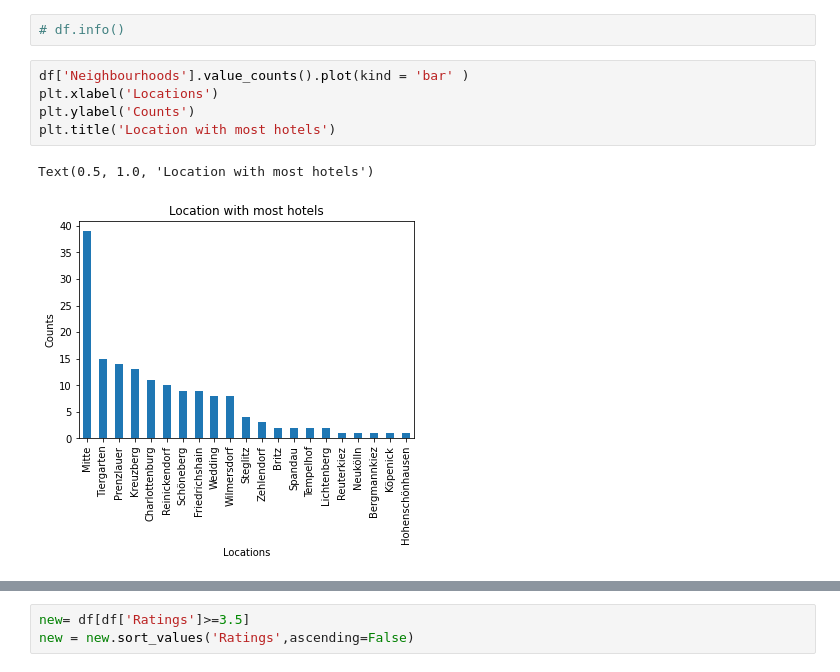
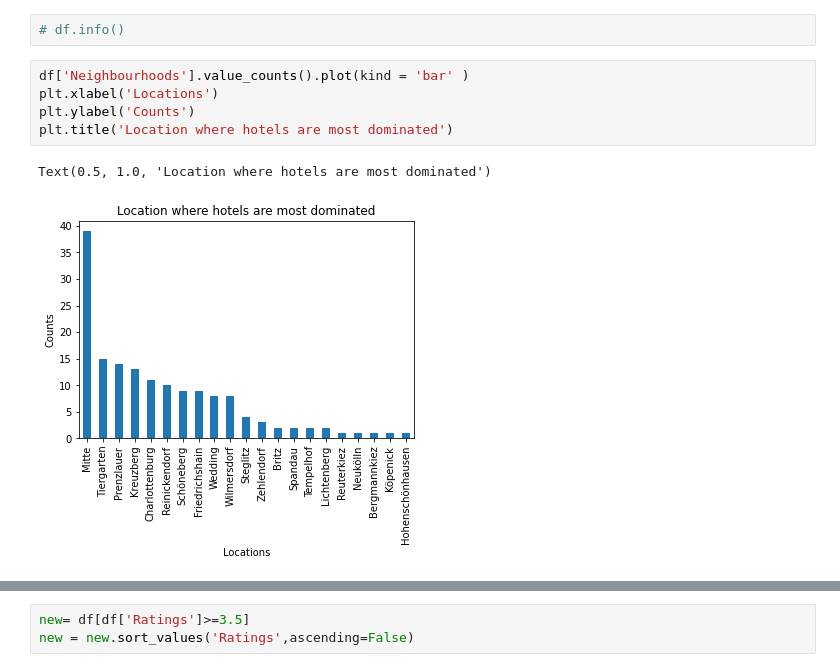
Before and after one commit to AndreaViviani89/1st-Build-Week, a Jupyter notebook: Hotelanalysis.ipynb, the cells around one changed output, grey strips where cells are left out. Cells and saved outputs as stored; diff of their text form.

```diff
--- a/Hotelanalysis.ipynb
+++ b/Hotelanalysis.ipynb
@@ -15,11 +15,11 @@ df.head(2)
 # %%
 df['Neighbourhoods'].value_counts().plot(kind = 'bar' )
 plt.xlabel('Locations')
 plt.ylabel('Counts')
-plt.title('Location with most hotels')
+plt.title('Location where hotels are most dominated')
 # %% [output]
-Text(0.5, 1.0, 'Location with most hotels')
+Text(0.5, 1.0, 'Location where hotels are most dominated')
-[figure, old version]
+[figure, new version]
 # %%
 
 df['Neighbourhoods'].value_counts().nlargest(10).plot(kind = 'pie',figsize=(8,8), autopct = '%1.1f%%')
```
Also changed, not shown: parts of 2 cells of this notebook, 1 other file.
